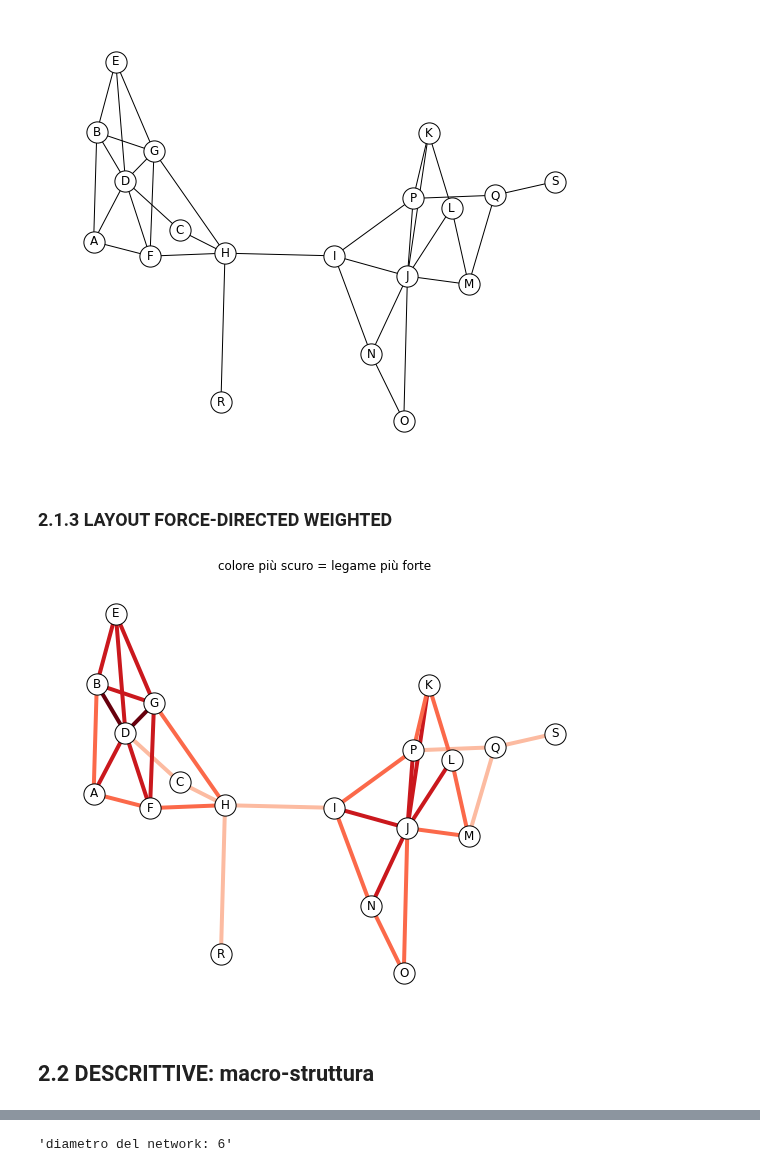
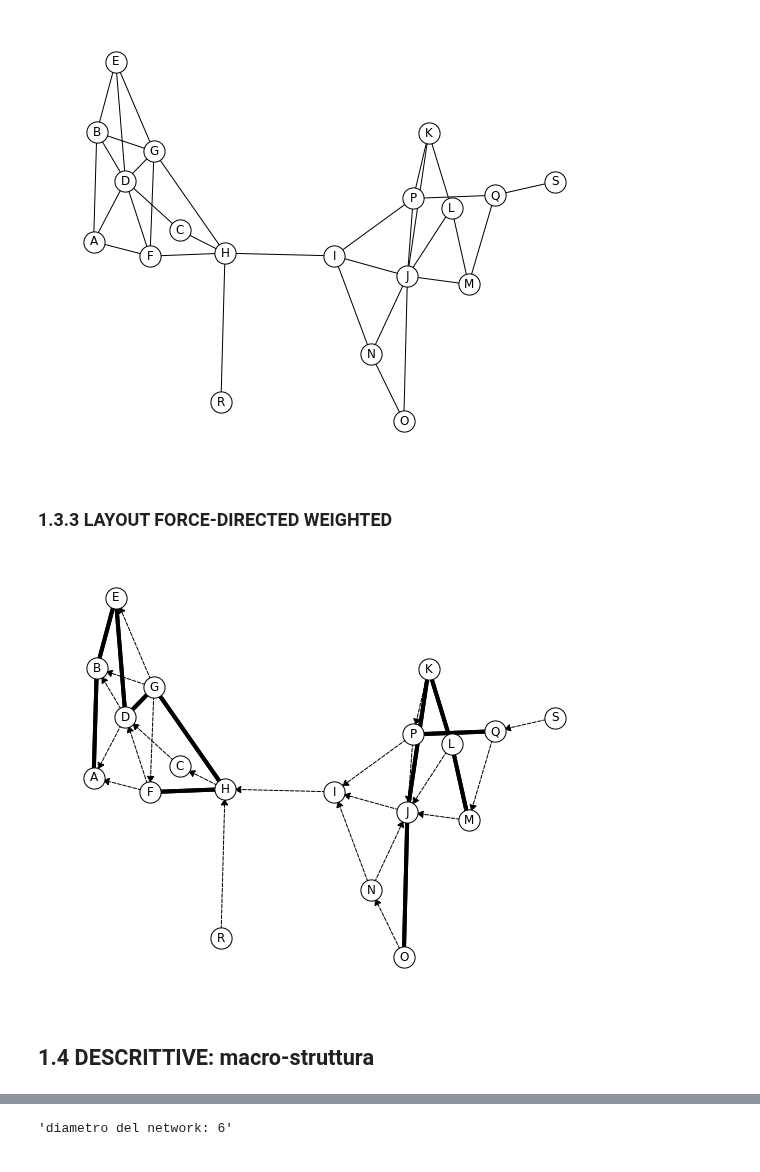
Before and after one commit to alkaest2002/ABGrid, a Jupyter notebook: materials/course 101/esercitazione.ipynb, the cells around one changed output, grey strips where cells are left out. Drawn from its saved outputs; the diff is of its cells as text; code cells hidden in the pictures.

```diff
--- a/materials/course 101/esercitazione.ipynb
+++ b/materials/course 101/esercitazione.ipynb
@@ -205,30 +189,24 @@ plot_network();
 # %% [output]
 [figure]
 # %% [markdown]
-### 2.1.3 LAYOUT FORCE-DIRECTED WEIGHTED
+### 1.3.3 LAYOUT FORCE-DIRECTED WEIGHTED
-# %%
-# VISUALIZZAZIONE FORCE-DIRECTED WEIGHTED
-fig, ax = plt.subplots(figsize=FIG_SIZE)
-ax.axis('off')
-
-# funzione per calcolare la forza del legame tra nodi
-# basato sul numero di vicini in comune tra i nodi
-# presi in considerazione
-def tie_strength(G, v, w):
-    v_neighbors = set(G.neighbors(v))
-    w_neighbors = set(G.neighbors(w))
-    return 1 + len(v_neighbors & w_neighbors)
-
-# calcola i pesi da assegnare ai legami
-weigths = [tie_strength(Ge, *e) for e in Ge.edges]
-
-# output network
-nx.draw_networkx(Ge, pos=spring_pos, **BASE_OPTIONS, ax=ax)
-nx.draw_networkx_edges(Ge, pos=spring_pos, width=4, edge_color=weigths, edge_cmap=plt.cm.Reds,
-    edge_vmin=0, edge_vmax=4, alpha=1, ax=ax);
-ax.set_title("colore più scuro = legame più forte");
-# %% [output]
-[figure, removed]
+# %%
+fig, ax = plt.subplots(figsize=FIG_SIZE)
+ax.axis('off')
+
+L = Ge.to_directed()
+for e in choices(list(Ge.edges()),k=50):
+    try: L.remove_edge(*e)
+    except: pass
+reciprical_edges = [ (s,t) for (s,t) in L.edges if (t,s) in L.edges ]
+non_reciprocal_edges = [ e for e in L.edges if e not in reciprical_edges]
+loc = nx.spring_layout(L, k=.8, seed=42)
+nx.draw_networkx_nodes(L,spring_pos, **NODE_OPTIONS, ax=ax);
+nx.draw_networkx_edges(L,spring_pos, edgelist = non_reciprocal_edges, style="--", arrowsize=15);
+nx.draw_networkx_edges(L,spring_pos, edgelist = reciprical_edges, width=4, arrowstyle="-");
+nx.draw_networkx_labels(L,spring_pos);
+# %% [output]
+[figure, added]
 # %% [markdown]
-## 2.2 DESCRITTIVE: macro-struttura
+## 1.4 DESCRITTIVE: macro-struttura
 # %% [markdown]
```
Also changed, not shown: parts of 40 cells of this notebook, 9 other files.
